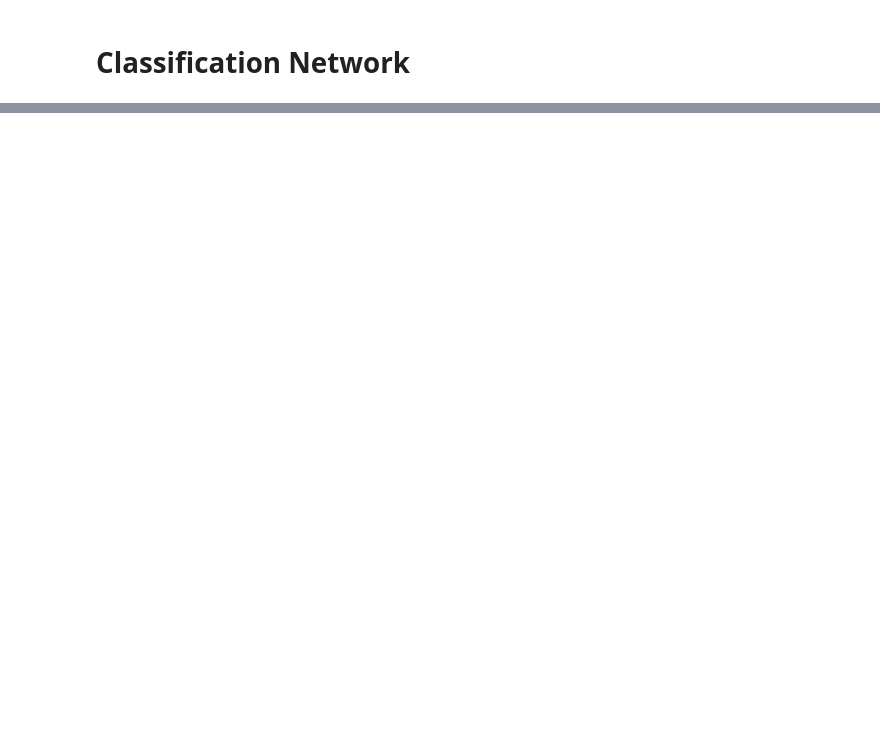
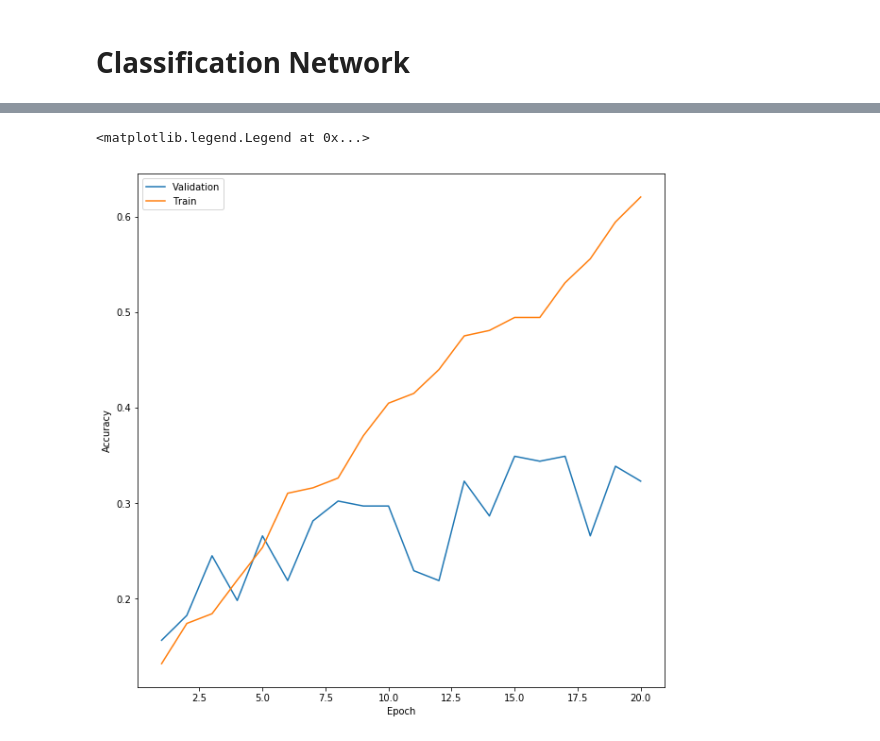
Before and after one commit to atakanguney/computer-vision-term-project, a Jupyter notebook: code/BLSTM.ipynb, the cells around one changed output, grey strips where cells are left out. Saved outputs shown, nothing was run; the diff lists cells and outputs as text; code cells hidden in the pictures; blank space fills up the shorter version.

```diff
--- a/code/BLSTM.ipynb
+++ b/code/BLSTM.ipynb
@@ -270,0 +319,10 @@ Epoch 5/5
+# %%
+plt.figure(figsize=(10, 10))
+plt.plot(epochs, val_our_acc)
+plt.plot(epochs, our_acc)
+plt.xlabel("Epoch")
+plt.ylabel("Accuracy")
+plt.legend(["Validation", "Train"])
+# %% [output]
+<matplotlib.legend.Legend at 0x...>
+[figure, added]
```
Also changed, not shown: parts of 40 cells of this notebook, 4 other files.
